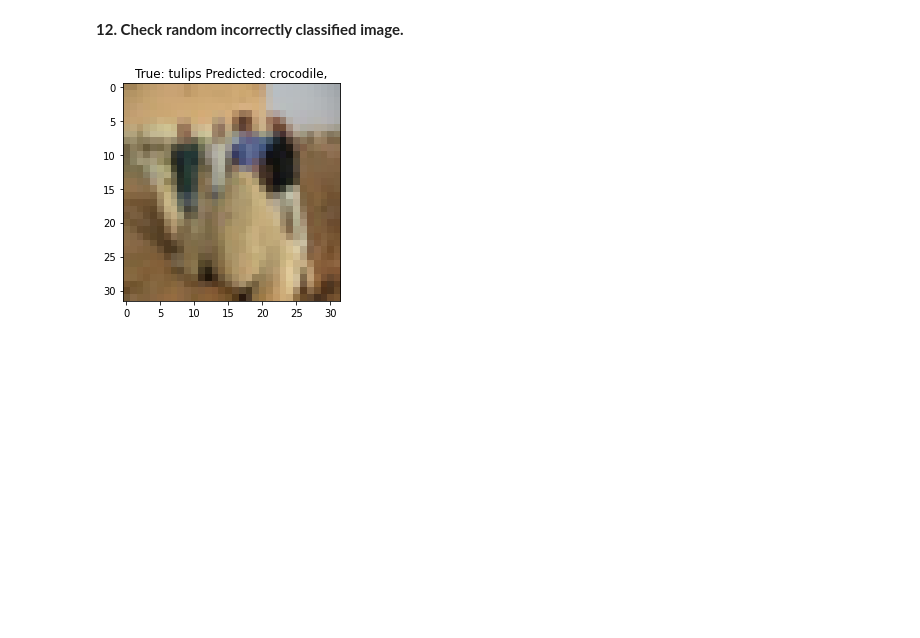
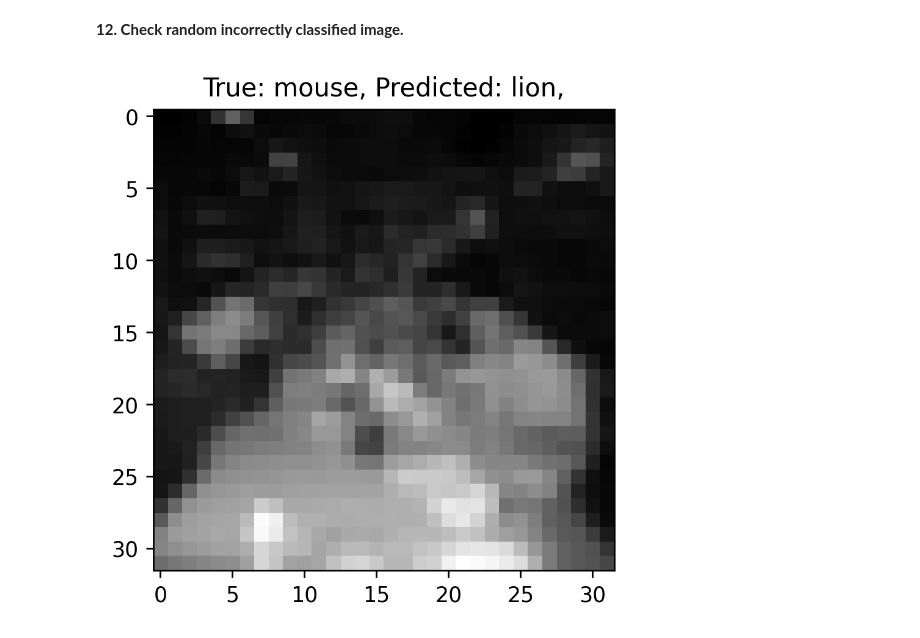
Before and after one commit to PacktWorkshops/The-TensorFlow-Workshop, a Jupyter notebook: Chapter07/Activity7.01/Activity7_01_Solution.ipynb, the cells around one changed output. Cells and saved outputs as stored; diff of their text form; code cells hidden in the pictures; blank space fills up the shorter version.

```diff
--- a/Chapter07/Activity7.01/Activity7_01_Solution.ipynb
+++ b/Chapter07/Activity7.01/Activity7_01_Solution.ipynb
@@ -148,9 +158,11 @@ labels = '''beaver, dolphin, otter, seal, whale
 # %% [markdown]
 **12. Check random incorrectly classified image.**
 # %%
+pred_test = model.predict(x_test).argmax(axis=1)
 wrong = np.where(pred_test != y_test)[0]
 i = np.random.choice(wrong)
-plt.imshow(x_test[i], cmap='gray')
+plt.figure(figsize=(4,4), dpi=250)
+plt.imshow(x_test[i,:,:,1], cmap='gray')
 plt.title("True: %s Predicted: %s" % (labels[y_test[i]], labels[pred_test[i]]));
 # %% [output]
-[figure, old version]
+[figure, new version]
```
Also changed, not shown: parts of 5 cells of this notebook, 2 other files.
